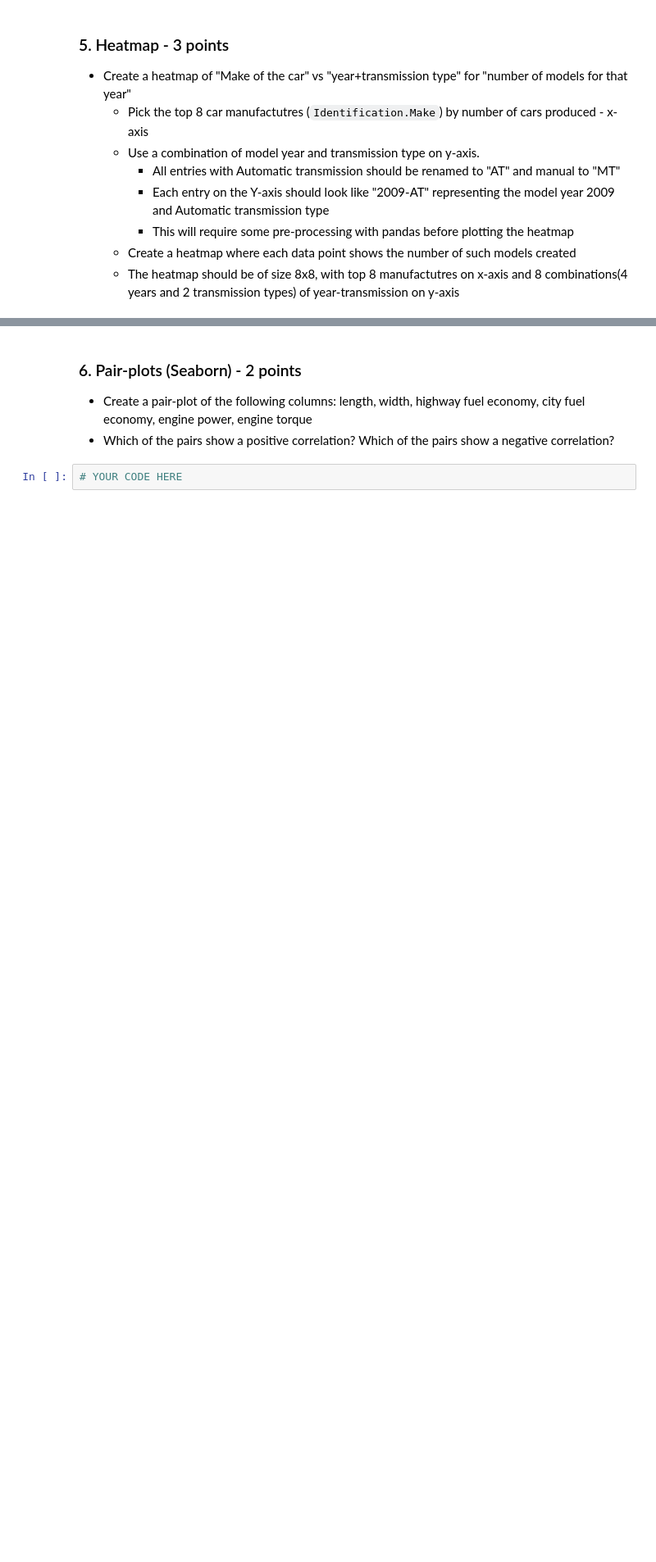
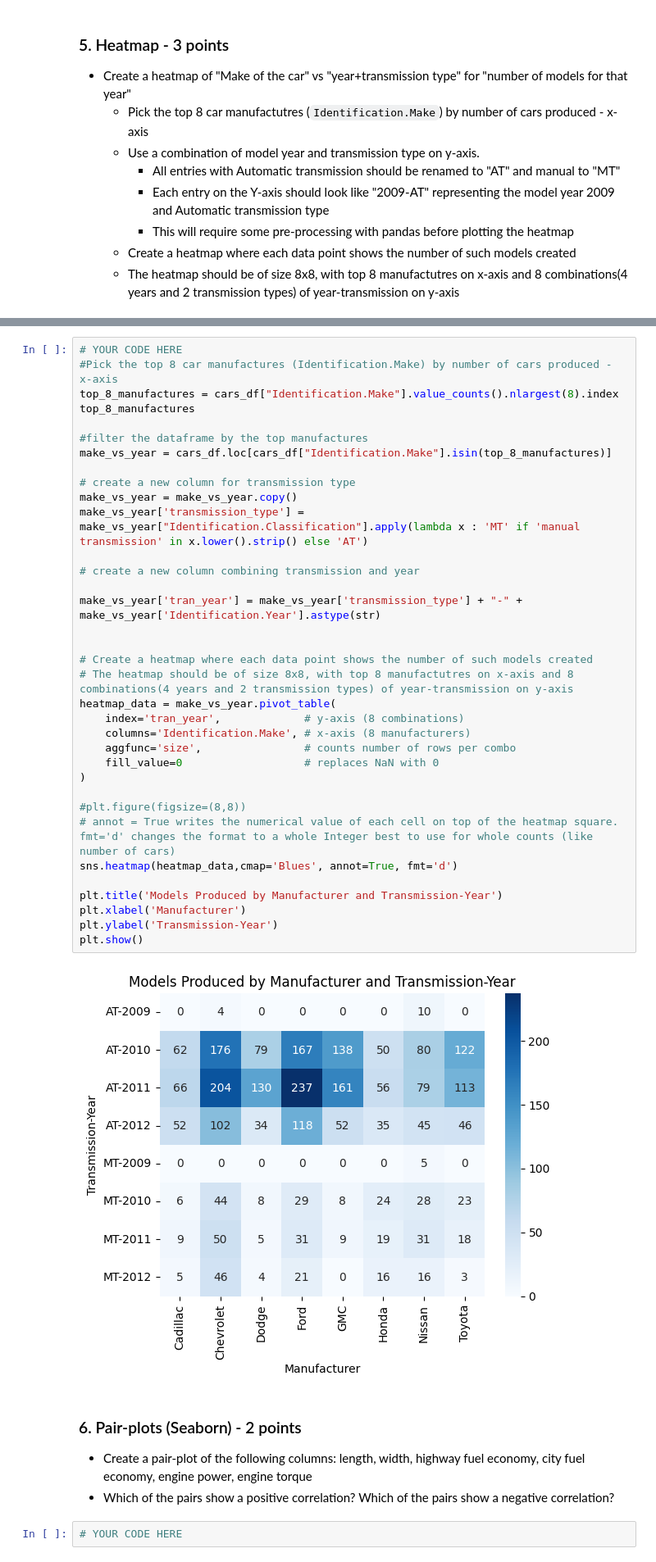
Before and after one commit to kiah-ucsd/DES200, a Jupyter notebook: HW3.ipynb, the cells around one changed output, grey strips where cells are left out. Shown at 82% size. Saved outputs shown, nothing was run; the diff lists cells and outputs as text; blank space fills up the shorter version.

```diff
--- a/HW3.ipynb
+++ b/HW3.ipynb
@@ -495,3 +486,40 @@ Ellipsis
+# %%
+# YOUR CODE HERE
+#Pick the top 8 car manufactures (Identification.Make) by number of cars produced - x-axis
+top_8_manufactures = cars_df["Identification.Make"].value_counts().nlargest(8).index
+top_8_manufactures
+
+#filter the dataframe by the top manufactures
+make_vs_year = cars_df.loc[cars_df["Identification.Make"].isin(top_8_manufactures)]
+
+# create a new column for transmission type
+make_vs_year = make_vs_year.copy()
+make_vs_year['transmission_type'] = make_vs_year["Identification.Classification"].apply(lambda x : 'MT' if 'manual transmission' in x.lower().strip() else 'AT')
+
+# create a new column combining transmission and year
+
+make_vs_year['tran_year'] = make_vs_year['transmission_type'] + "-" + make_vs_year['Identification.Year'].astype(str)
+
+
+# Create a heatmap where each data point shows the number of such models created
+# The heatmap should be of size 8x8, with top 8 manufactutres on x-axis and 8 combinations(4 years and 2 transmission types) of year-transmission on y-axis
+heatmap_data = make_vs_year.pivot_table(
+    index='tran_year',             # y-axis (8 combinations)
+    columns='Identification.Make', # x-axis (8 manufacturers)
+    aggfunc='size',                # counts number of rows per combo
+    fill_value=0                   # replaces NaN with 0
+)
+
+#plt.figure(figsize=(8,8))
+# annot = True writes the numerical value of each cell on top of the heatmap square. fmt='d' changes the format to a whole Integer best to use for whole counts (like number of cars)
+sns.heatmap(heatmap_data,cmap='Blues', annot=True, fmt='d')
+
+plt.title('Models Produced by Manufacturer and Transmission-Year')
+plt.xlabel('Manufacturer')
+plt.ylabel('Transmission-Year')
+plt.show()
+# %% [output]
+[figure, added]
 # %% [markdown]
 ### 6. Pair-plots (Seaborn) - 2 points
 * Create a pair-plot of the following columns: length, width, highway fuel economy, city fuel economy, engine power, engine torque
```
Also changed, not shown: parts of 5 cells of this notebook.
